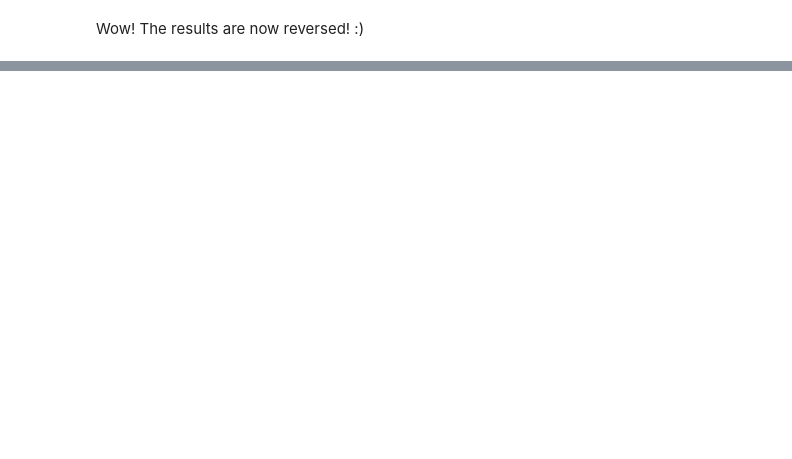
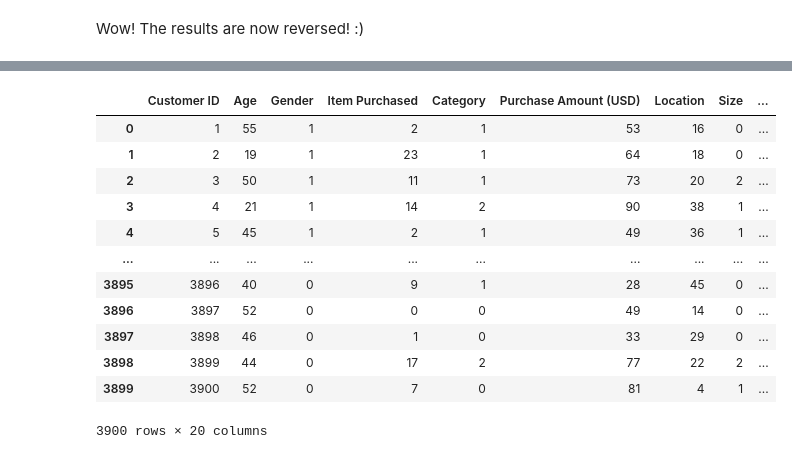
Before and after one commit to annabel-lee-x10/ecommerce-trends-visualization, a Jupyter notebook: ecommerce-trends-viz.ipynb, the cells around one changed output, grey strips where cells are left out. Saved outputs shown, nothing was run; the diff lists cells and outputs as text; code cells hidden in the pictures; blank space fills up the shorter version.

```diff
--- a/ecommerce-trends-viz.ipynb
+++ b/ecommerce-trends-viz.ipynb
@@ -226,0 +320,14 @@ Wow! The results are now reversed! :)
+# %%
+shopping_behavior_vector = shopping_behavior
+
+for index, cat_feature in enumerate(cat_list):
+
+    le = LabelEncoder()
+
+    le.fit(shopping_behavior.loc[:, cat_feature])
+    label_list.append(list(le.classes_))
+
+    shopping_behavior.loc[:, cat_feature] = le.transform(shopping_behavior.loc[:, cat_feature])
+# %%
+shopping_behavior_vector = shopping_behavior_vector.convert_dtypes()
+shopping_behavior_vector.info()
@@ -226,0 +381,16 @@ Wow! The results are now reversed! :)
+# %%
+shopping_behavior_vector
+# %% [output]
+|  | Customer ID | Age | Gender | Item Purchased | Category | Purchase Amount (USD) | Location | Size | ... |
+| 0 | 1 | 55 | 1 | 2 | 1 | 53 | 16 | 0 | ... |
+| 1 | 2 | 19 | 1 | 23 | 1 | 64 | 18 | 0 | ... |
+| 2 | 3 | 50 | 1 | 11 | 1 | 73 | 20 | 2 | ... |
+| 3 | 4 | 21 | 1 | 14 | 2 | 90 | 38 | 1 | ... |
+| 4 | 5 | 45 | 1 | 2 | 1 | 49 | 36 | 1 | ... |
+| ... | ... | ... | ... | ... | ... | ... | ... | ... | ... |
+| 3895 | 3896 | 40 | 0 | 9 | 1 | 28 | 45 | 0 | ... |
+| 3896 | 3897 | 52 | 0 | 0 | 0 | 49 | 14 | 0 | ... |
+| 3897 | 3898 | 46 | 0 | 1 | 0 | 33 | 29 | 0 | ... |
+| 3898 | 3899 | 44 | 0 | 17 | 2 | 77 | 22 | 2 | ... |
+| 3899 | 3900 | 52 | 0 | 7 | 0 | 81 | 4 | 1 | ... |
+3900 rows × 20 columns
```
Also changed, not shown: parts of 13 cells of this notebook.
